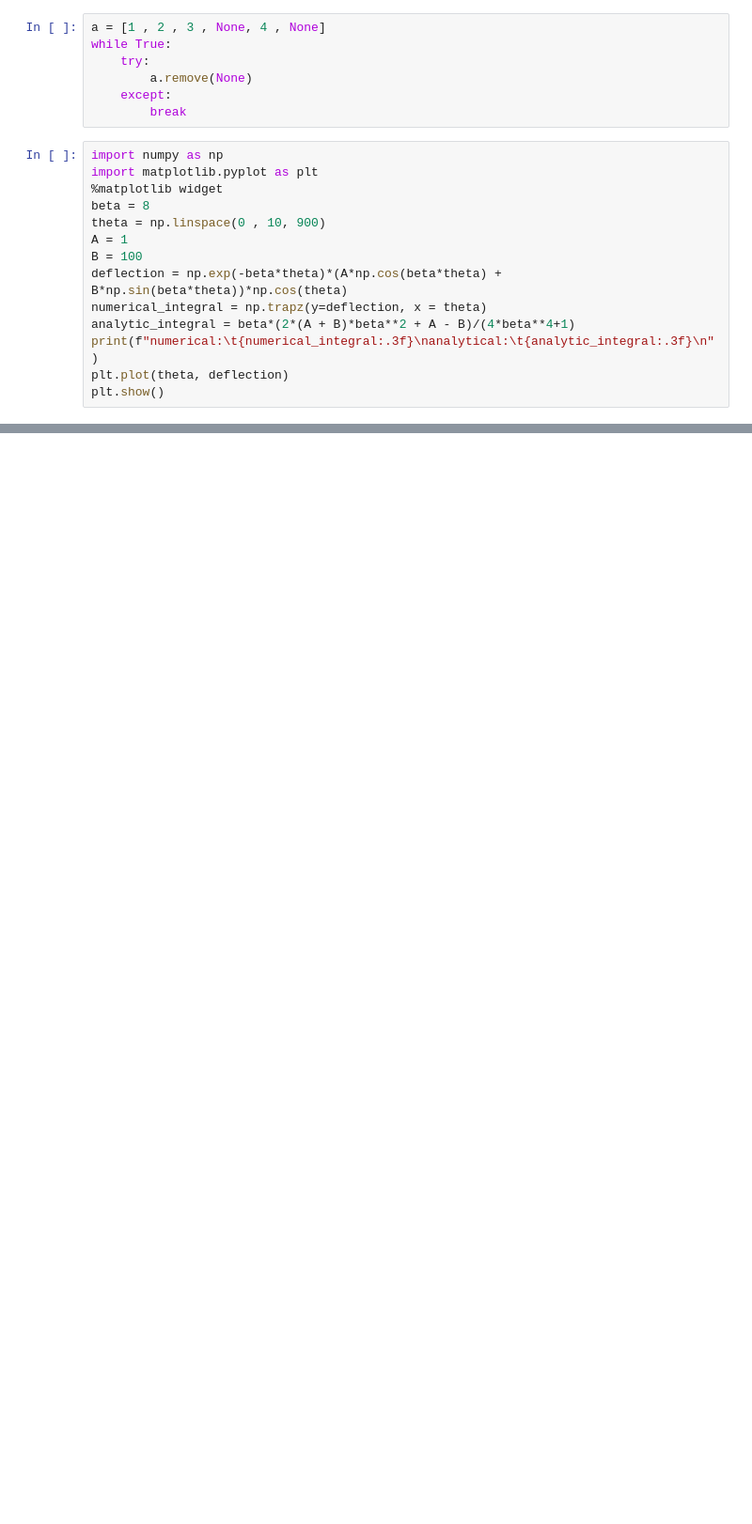
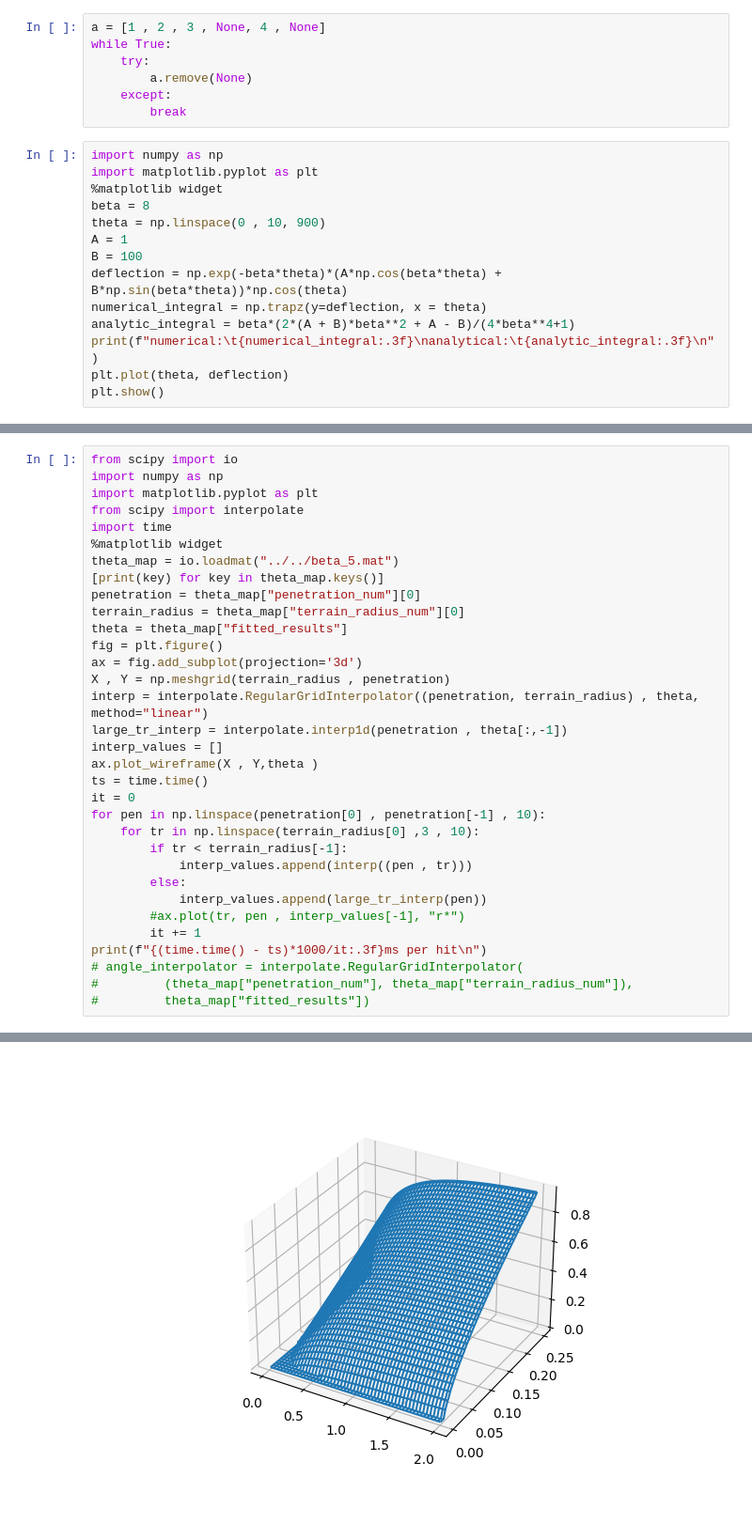
Before and after one commit to mhdbabayi/step_sim, a Jupyter notebook: python_scripts/sandbox.ipynb, the cells around one changed output, grey strips where cells are left out. Shown at 94% size. Drawn from its saved outputs; the diff is of its cells as text; blank space fills up the shorter version.

```diff
--- a/python_scripts/sandbox.ipynb
+++ b/python_scripts/sandbox.ipynb
@@ -138,0 +241,34 @@ io.savemat("/Users/mahdibabayi/beam_tyre/KerbImpact/tracked_points.mat",
+# %%
+from scipy import io
+import numpy as np
+import matplotlib.pyplot as plt
+from scipy import interpolate
+import time
+%matplotlib widget
+theta_map = io.loadmat("../../beta_5.mat")
+[print(key) for key in theta_map.keys()]
+penetration = theta_map["penetration_num"][0]
+terrain_radius = theta_map["terrain_radius_num"][0]
+theta = theta_map["fitted_results"]
+fig = plt.figure()
+ax = fig.add_subplot(projection='3d')
+X , Y = np.meshgrid(terrain_radius , penetration)
+interp = interpolate.RegularGridInterpolator((penetration, terrain_radius) , theta, method="linear")
+large_tr_interp = interpolate.interp1d(penetration , theta[:,-1])
+interp_values = []
+ax.plot_wireframe(X , Y,theta )
+ts = time.time()
+it = 0
+for pen in np.linspace(penetration[0] , penetration[-1] , 10):
+    for tr in np.linspace(terrain_radius[0] ,3 , 10):
+        if tr < terrain_radius[-1]:
+            interp_values.append(interp((pen , tr)))
+        else:
+            interp_values.append(large_tr_interp(pen))
+        #ax.plot(tr, pen , interp_values[-1], "r*")
+        it += 1
+print(f"{(time.time() - ts)*1000/it:.3f}ms per hit\n")
+# angle_interpolator = interpolate.RegularGridInterpolator(
+#         (theta_map["penetration_num"], theta_map["terrain_radius_num"]),
+#         theta_map["fitted_results"])
+# %% [output]
@@ -138,0 +284 @@ io.savemat("/Users/mahdibabayi/beam_tyre/KerbImpact/tracked_points.mat",
+[figure, added]
```
Also changed, not shown: parts of 5 cells of this notebook, 5 other files.
